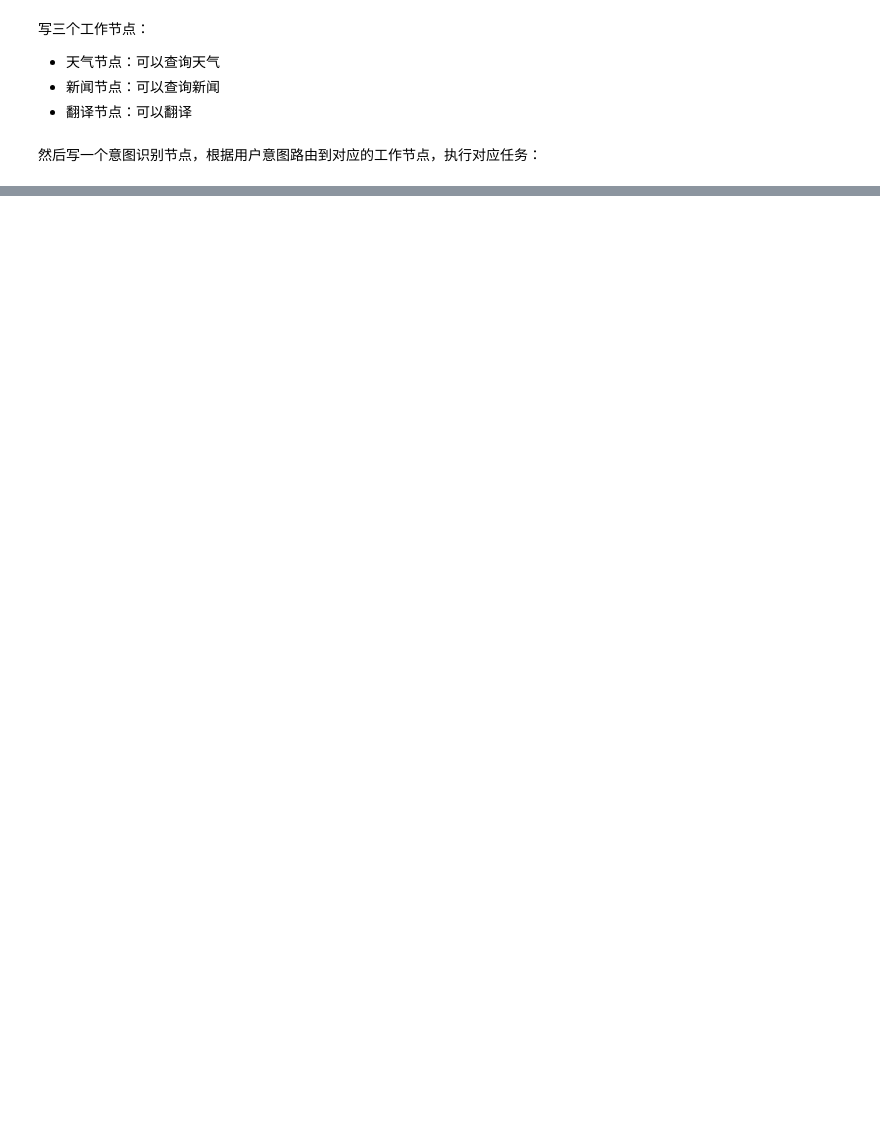
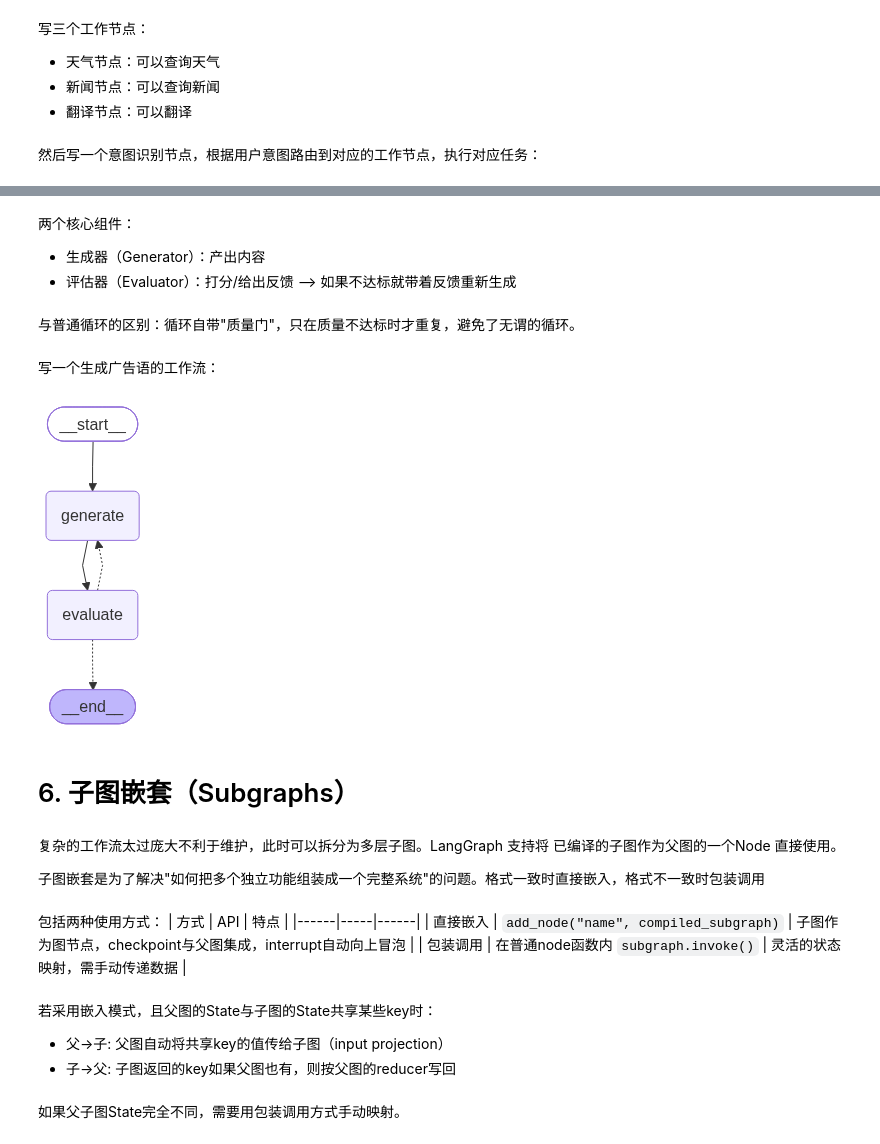
Before and after one commit to doom167169/agent_learning, a Jupyter notebook: LangGraph/_常见WorkFlow.ipynb, the cells around one changed output, grey strips where cells are left out. Saved outputs shown, nothing was run; the diff lists cells and outputs as text; code cells hidden in the pictures; blank space fills up the shorter version.

```diff
--- a/LangGraph/_常见WorkFlow.ipynb
+++ b/LangGraph/_常见WorkFlow.ipynb
@@ -249,0 +421,7 @@ display_graph(routing_graph)
+# %%
+# Invoke
+load_dotenv()
+state = orchestrator_worker_graph.invoke({"topic": "创建一份关于LLM scaling laws的报告"})
+
+from IPython.display import Markdown
+Markdown(state['final_report'])
@@ -249,0 +494,8 @@ display_graph(routing_graph)
+# %% [markdown]
+两个核心组件：
+- 生成器（Generator）：产出内容
+- 评估器（Evaluator）：打分/给出反馈 --> 如果不达标就带着反馈重新生成
+# %% [markdown]
+与普通循环的区别：循环自带"质量门"，只在质量不达标时才重复，避免了无谓的循环。
+# %% [markdown]
+写一个生成广告语的工作流：
@@ -249,0 +557,38 @@ display_graph(routing_graph)
+# %%
+eval_opt_graph = (
+    StateGraph(AdState)
+    .add_node("generate", generate_slogan)
+    .add_node("evaluate", evaluator_node)
+    .add_edge(START, "generate")
+    .add_edge("generate", "evaluate")
+    .add_conditional_edges(
+        "evaluate", route_after_eval, {
+            "generate": "generate",
+            END: END
+        }
+    )
+
+    .compile()
+)
+
+display_graph(eval_opt_graph)
+# %% [output]
+[figure, added]
+# %% [markdown]
+# 6. 子图嵌套（Subgraphs）
+# %% [markdown]
+复杂的工作流太过庞大不利于维护，此时可以拆分为多层子图。LangGraph 支持将 已编译的子图作为父图的一个Node 直接使用。
+
+子图嵌套是为了解决"如何把多个独立功能组装成一个完整系统"的问题。格式一致时直接嵌入，格式不一致时包装调用
+# %% [markdown]
+包括两种使用方式：
+| 方式 | API | 特点 |
+|------|-----|------|
+| 直接嵌入 | `add_node("name", compiled_subgraph)` | 子图作为图节点，checkpoint与父图集成，interrupt自动向上冒泡 |
+| 包装调用 | 在普通node函数内 `subgraph.invoke()` | 灵活的状态映射，需手动传递数据 |
+# %% [markdown]
+若采用嵌入模式，且父图的State与子图的State共享某些key时：
+- 父→子: 父图自动将共享key的值传给子图（input projection）
+- 子→父: 子图返回的key如果父图也有，则按父图的reducer写回
+# %% [markdown]
+如果父子图State完全不同，需要用包装调用方式手动映射。
```
Also changed, not shown: parts of 41 cells of this notebook, 1 other file.
